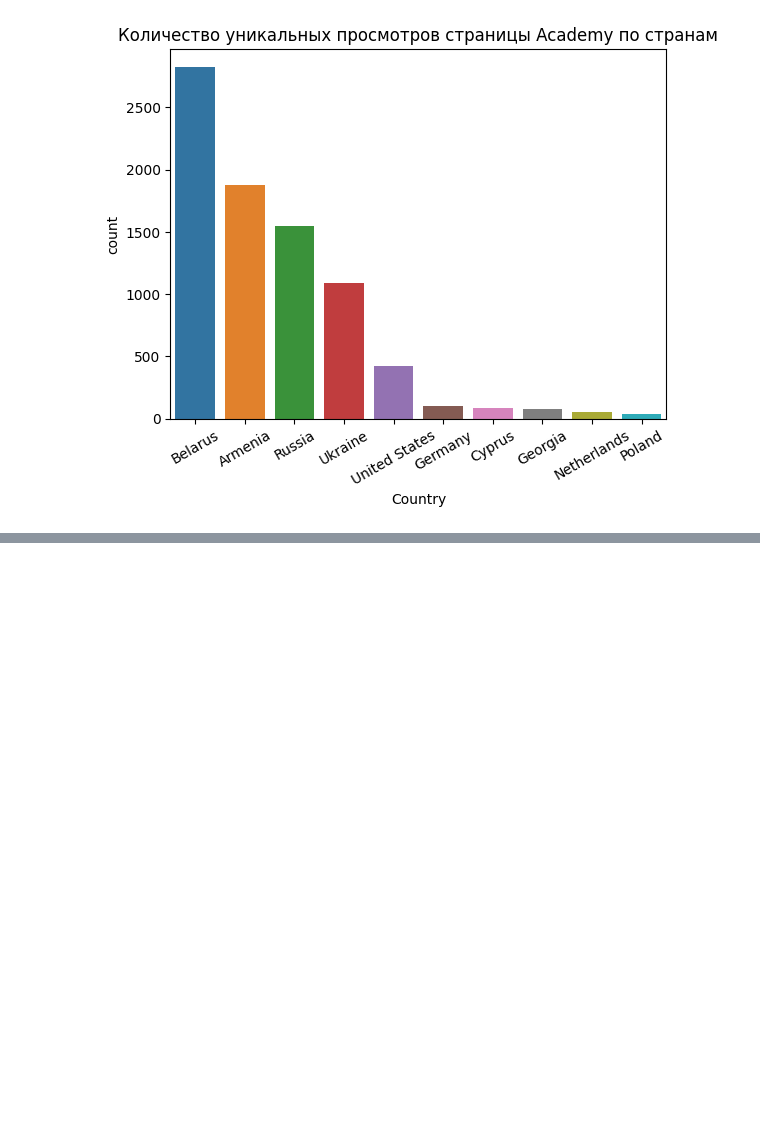
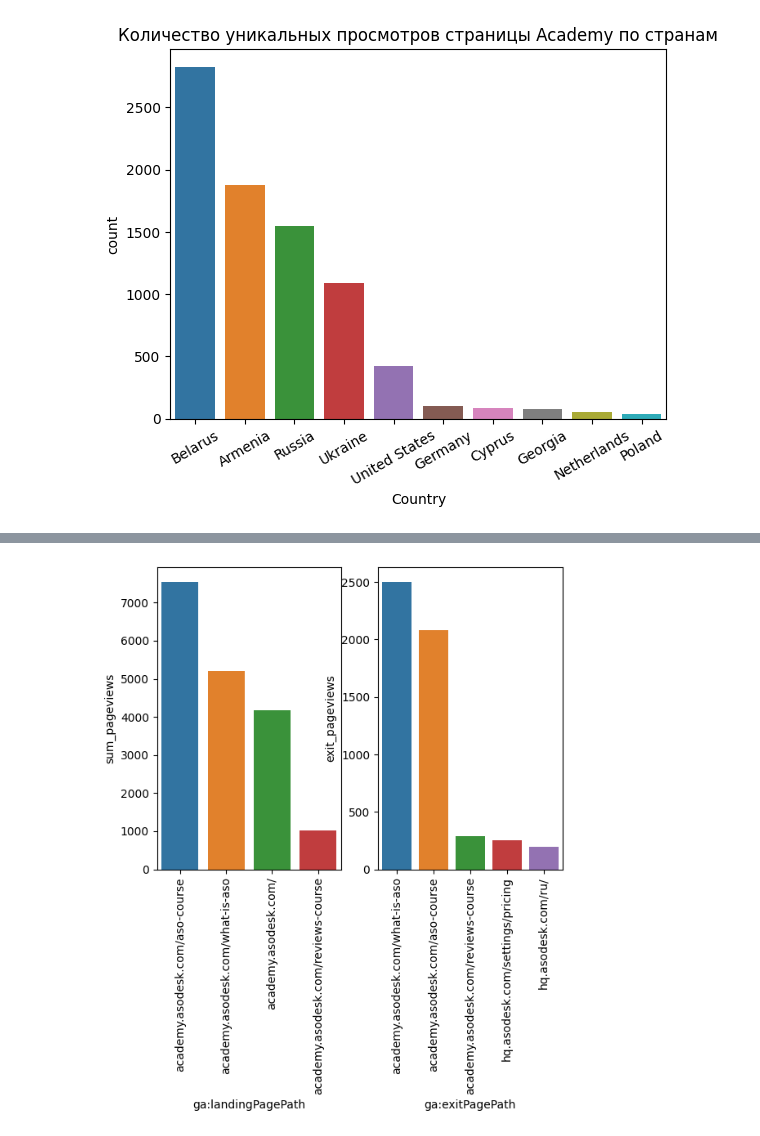
Before and after one commit to InnahHr/DA-project, a Jupyter notebook: Academy.ipynb, the cells around one changed output, grey strips where cells are left out. Drawn from its saved outputs; the diff is of its cells as text; code cells hidden in the pictures; blank space fills up the shorter version.

```diff
--- a/Academy.ipynb
+++ b/Academy.ipynb
@@ -82,0 +132,3 @@ plt.show()
+# %%
+academy_landing=academy_landing.drop(columns='Unnamed: 0')
+academy_landing
@@ -82,0 +166,3 @@ plt.show()
+# %%
+land=pd.DataFrame(academy_landing.groupby(['ga:landingPagePath'])['ga:pageviews'].sum()).sort_values(by='ga:pageviews', ascending=False).rename(columns={'ga:pageviews':'sum_pageviews'}).reset_index().head(4)
+land
@@ -82,0 +175,3 @@ plt.show()
+# %%
+exit_page=pd.DataFrame(academy_landing.groupby(['ga:exitPagePath'])['ga:pageviews'].count()).sort_values(by='ga:pageviews', ascending=False).rename(columns={'ga:pageviews':'exit_pageviews'}).reset_index().head(5)
+exit_page
@@ -82,0 +185,15 @@ plt.show()
+# %%
+fig, (ax1, ax2) = plt.subplots(ncols=2, sharey=False)
+
+
+sns.barplot(x = 'ga:landingPagePath', y = 'sum_pageviews',
+           data = land, ax=ax1)
+sns.barplot(x = 'ga:exitPagePath', y = 'exit_pageviews',
+           data = exit_page, ax=ax2)
+
+ax1.set_xticklabels(ax1.get_xticklabels(),rotation = 90)
+ax2.set_xticklabels(ax2.get_xticklabels(),rotation = 90)
+
+plt.show()
+# %% [output]
+[figure, added]
```
Also changed, not shown: parts of 18 cells of this notebook, 4 other files.
